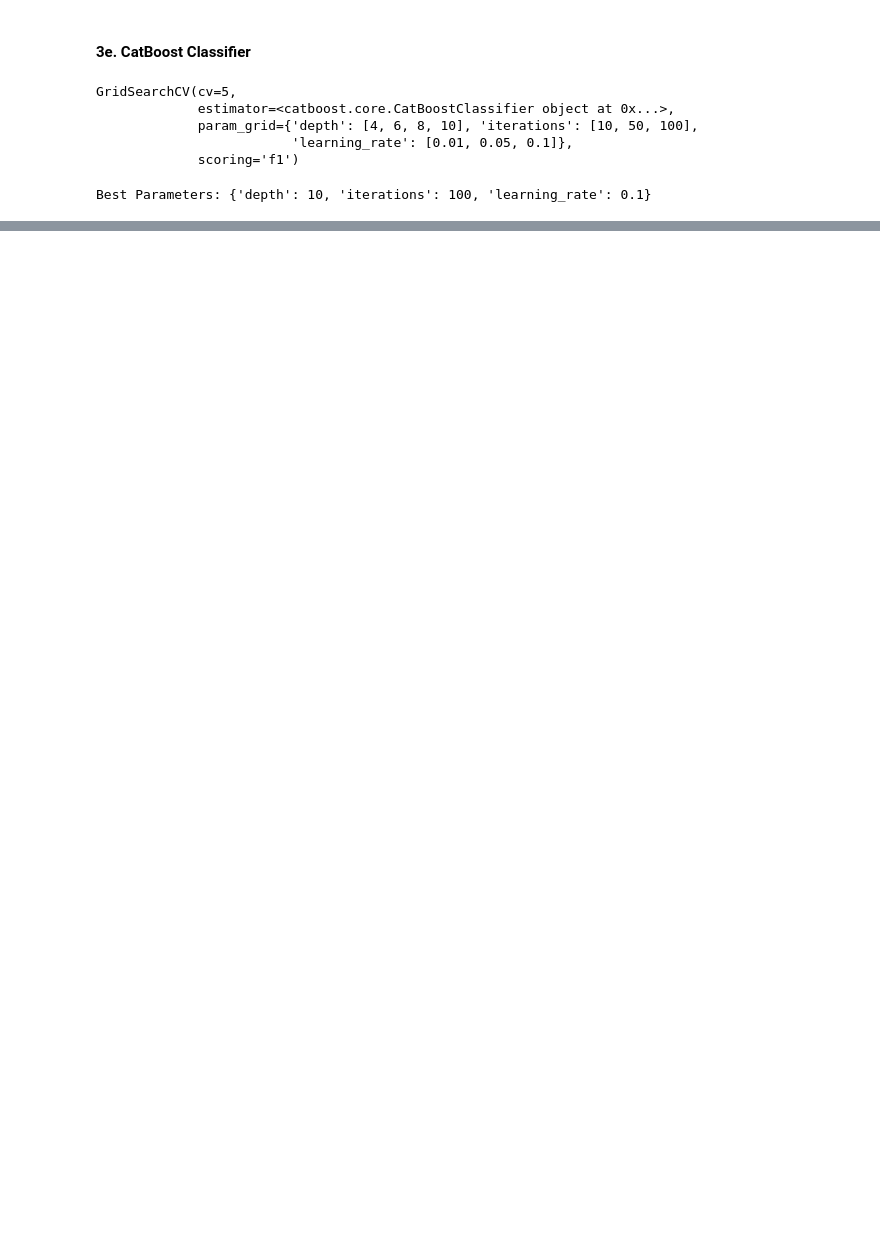
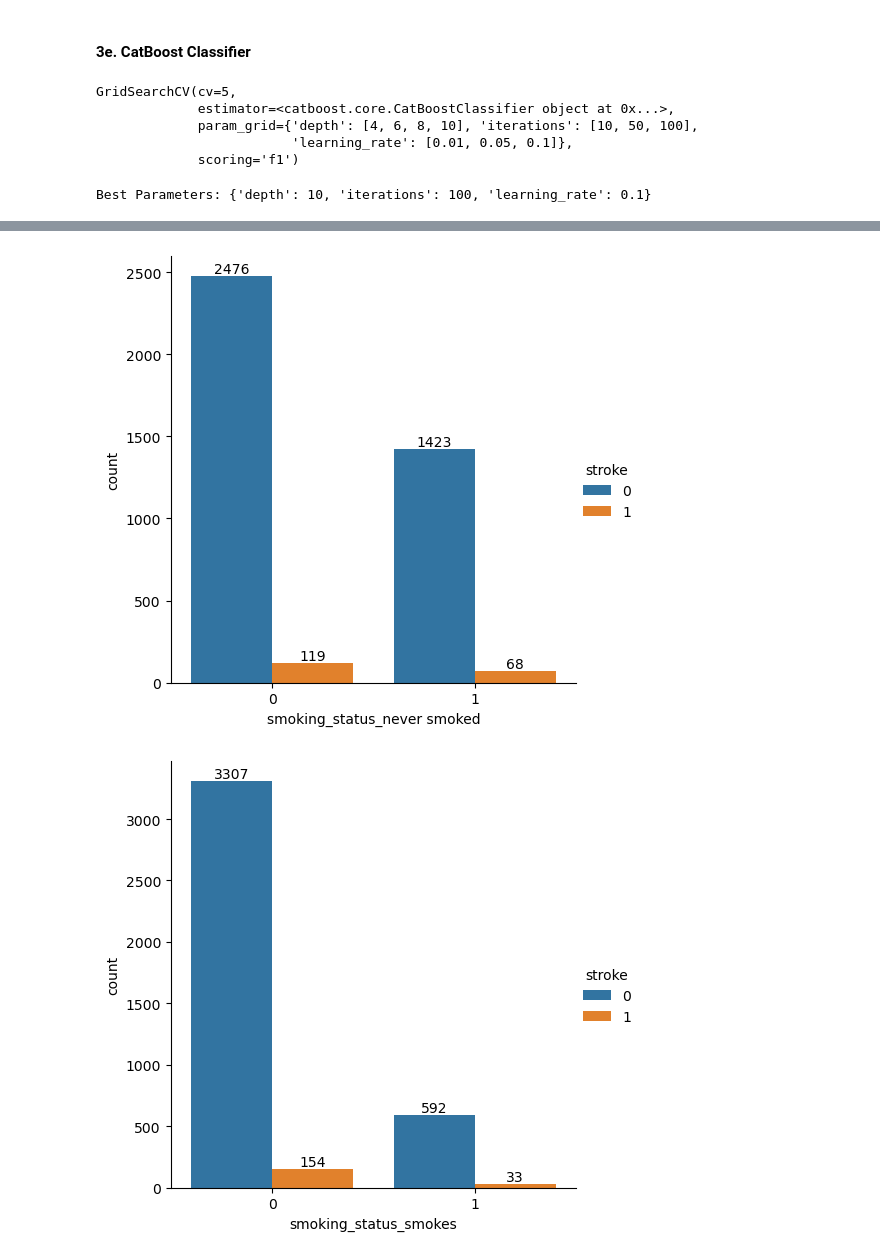
Before and after one commit to tscofield034/Capstone2-StrokePrediction, a Jupyter notebook: Notebooks/modeling.ipynb, the cells around one changed output, grey strips where cells are left out. Drawn from its saved outputs; the diff is of its cells as text; code cells hidden in the pictures; blank space fills up the shorter version.

```diff
--- a/Notebooks/modeling.ipynb
+++ b/Notebooks/modeling.ipynb
@@ -716,0 +816,32 @@ array([[950,  10],
+# %%
+full_data = X_train
+full_data['stroke'] = y_train
+full_data.head()
+
+g=sns.catplot(data=full_data, x='smoking_status_never smoked', hue='stroke', kind='count')
+for ax in g.axes.flat:
+    ax.bar_label(ax.containers[0])
+    ax.bar_label(ax.containers[1])
+
+g=sns.catplot(data=full_data, x='smoking_status_smokes', hue='stroke', kind='count')
+for ax in g.axes.flat:
+    ax.bar_label(ax.containers[0])
+    ax.bar_label(ax.containers[1])
+
+g=sns.catplot(data=full_data, x='smoking_status_formerly smoked', hue='stroke', kind='count')
+for ax in g.axes.flat:
+    ax.bar_label(ax.containers[0])
+    ax.bar_label(ax.containers[1])
+
+g=sns.catplot(data=full_data, x='smoking_status_Unknown', hue='stroke', kind='count')
+for ax in g.axes.flat:
+    ax.bar_label(ax.containers[0])
+    ax.bar_label(ax.containers[1])
+
+g=sns.catplot(data=full_data, x='work_type_Private', hue='stroke', kind='count')
+for ax in g.axes.flat:
+    ax.bar_label(ax.containers[0])
+    ax.bar_label(ax.containers[1])
+# %% [output]
+[figure, added]
+[figure, added]
```
Also changed, not shown: parts of 82 cells of this notebook.
